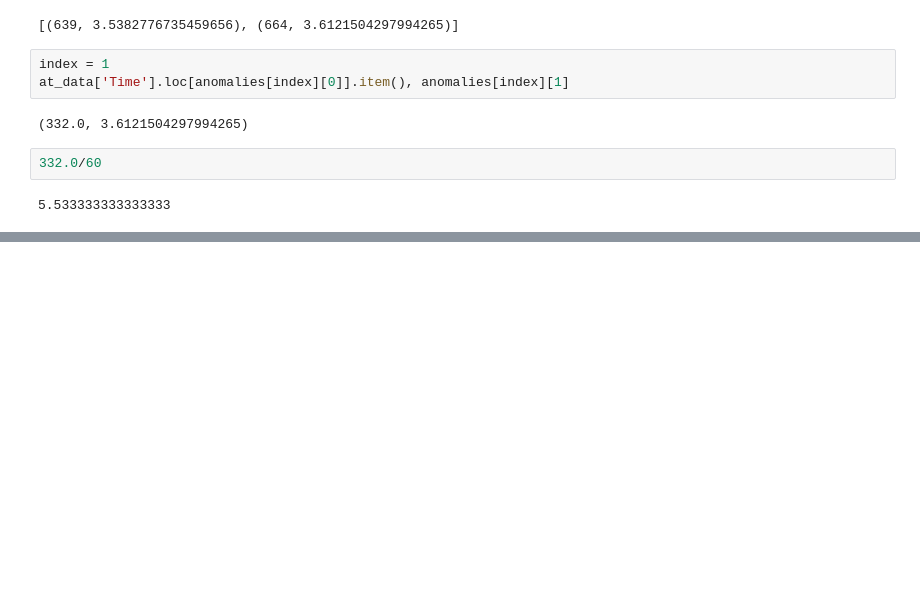
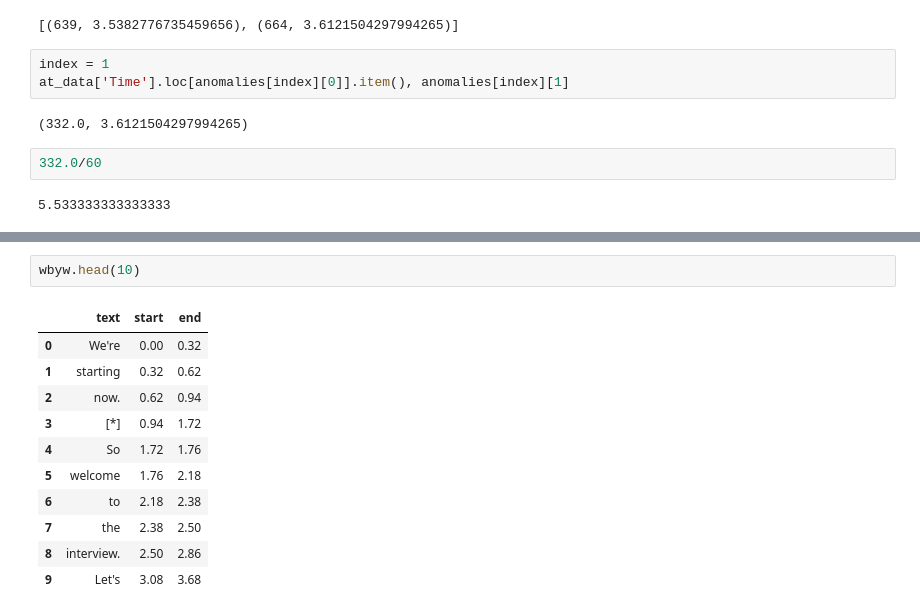
Before and after one commit to Ak62007/Multimodel-Reasoning, a Jupyter notebook: notebooks/data_ana_merge.ipynb, the cells around one changed output, grey strips where cells are left out. Cells and saved outputs as stored; diff of their text form; blank space fills up the shorter version.

```diff
--- a/notebooks/data_ana_merge.ipynb
+++ b/notebooks/data_ana_merge.ipynb
@@ -698,0 +766,14 @@ at_data['Time'].loc[anomalies[index][0]].item(), anomalies[index][1]
+# %%
+wbyw.head(10)
+# %% [output]
+|  | text | start | end |
+| 0 | We're | 0.00 | 0.32 |
+| 1 | starting | 0.32 | 0.62 |
+| 2 | now. | 0.62 | 0.94 |
+| 3 | [*] | 0.94 | 1.72 |
+| 4 | So | 1.72 | 1.76 |
+| 5 | welcome | 1.76 | 2.18 |
+| 6 | to | 2.18 | 2.38 |
+| 7 | the | 2.38 | 2.50 |
+| 8 | interview. | 2.50 | 2.86 |
+| 9 | Let's | 3.08 | 3.68 |
```
Also changed, not shown: parts of 23 cells of this notebook, 1 other file.
